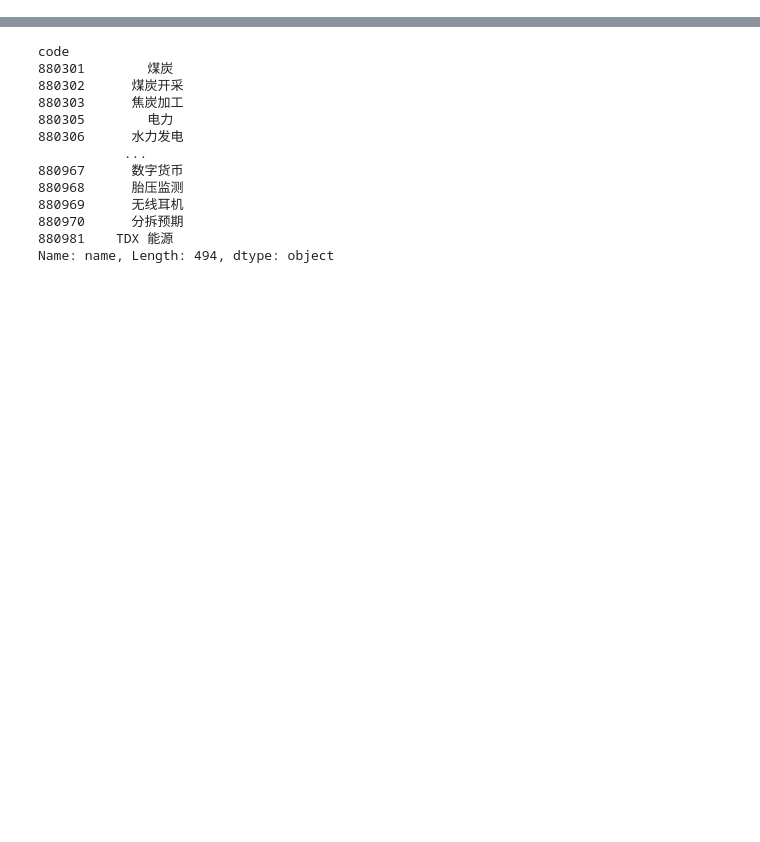
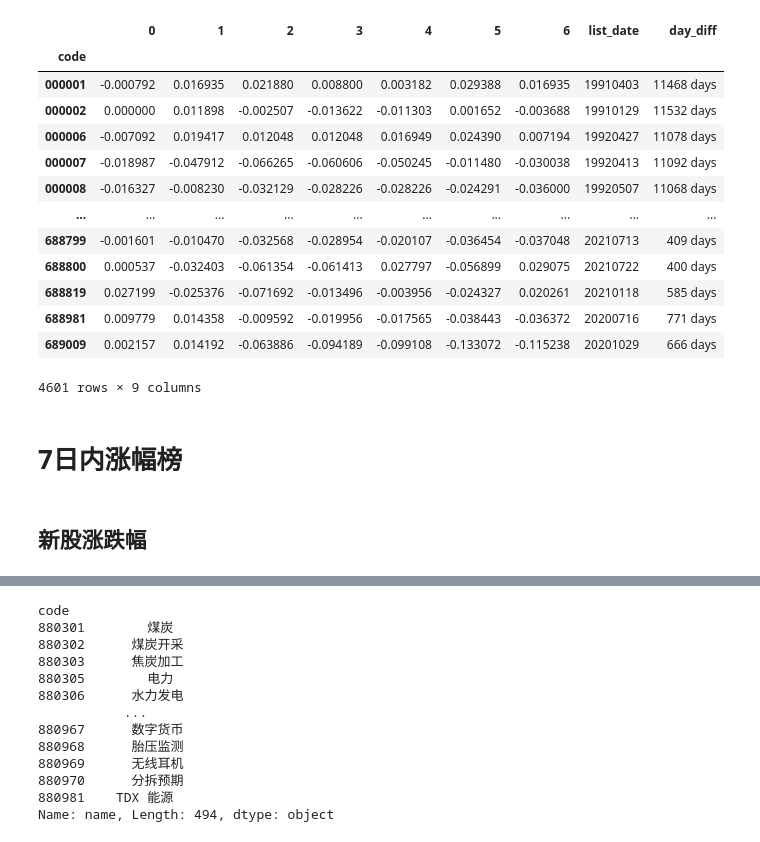
Before and after one commit to nuswgg/quants_qa, a Jupyter notebook: QA/QA how to select stock.ipynb, the cells around one changed output, grey strips where cells are left out. Drawn from its saved outputs; the diff is of its cells as text; code cells hidden in the pictures; blank space fills up the shorter version.

```diff
--- a/QA/QA how to select stock.ipynb
+++ b/QA/QA how to select stock.ipynb
@@ -7,0 +288,21 @@ from numba import jit
+# %%
+stk_pct_chg_list_date
+# %% [output]
+|  | 0 | 1 | 2 | 3 | 4 | 5 | 6 | list_date | day_diff |
+| code |  |  |  |  |  |  |  |  |  |
+| 000001 | -0.000792 | 0.016935 | 0.021880 | 0.008800 | 0.003182 | 0.029388 | 0.016935 | 19910403 | 11468 days |
+| 000002 | 0.000000 | 0.011898 | -0.002507 | -0.013622 | -0.011303 | 0.001652 | -0.003688 | 19910129 | 11532 days |
+| 000006 | -0.007092 | 0.019417 | 0.012048 | 0.012048 | 0.016949 | 0.024390 | 0.007194 | 19920427 | 11078 days |
+| 000007 | -0.018987 | -0.047912 | -0.066265 | -0.060606 | -0.050245 | -0.011480 | -0.030038 | 19920413 | 11092 days |
+| 000008 | -0.016327 | -0.008230 | -0.032129 | -0.028226 | -0.028226 | -0.024291 | -0.036000 | 19920507 | 11068 days |
+| ... | ... | ... | ... | ... | ... | ... | ... | ... | ... |
+| 688799 | -0.001601 | -0.010470 | -0.032568 | -0.028954 | -0.020107 | -0.036454 | -0.037048 | 20210713 | 409 days |
+| 688800 | 0.000537 | -0.032403 | -0.061354 | -0.061413 | 0.027797 | -0.056899 | 0.029075 | 20210722 | 400 days |
+| 688819 | 0.027199 | -0.025376 | -0.071692 | -0.013496 | -0.003956 | -0.024327 | 0.020261 | 20210118 | 585 days |
+| 688981 | 0.009779 | 0.014358 | -0.009592 | -0.019956 | -0.017565 | -0.038443 | -0.036372 | 20200716 | 771 days |
+| 689009 | 0.002157 | 0.014192 | -0.063886 | -0.094189 | -0.099108 | -0.133072 | -0.115238 | 20201029 | 666 days |
+4601 rows × 9 columns
+# %% [markdown]
+# 7日内涨幅榜
+# %% [markdown]
+## 新股涨跌幅
```
Also changed, not shown: parts of 75 cells of this notebook, 4 other files.
